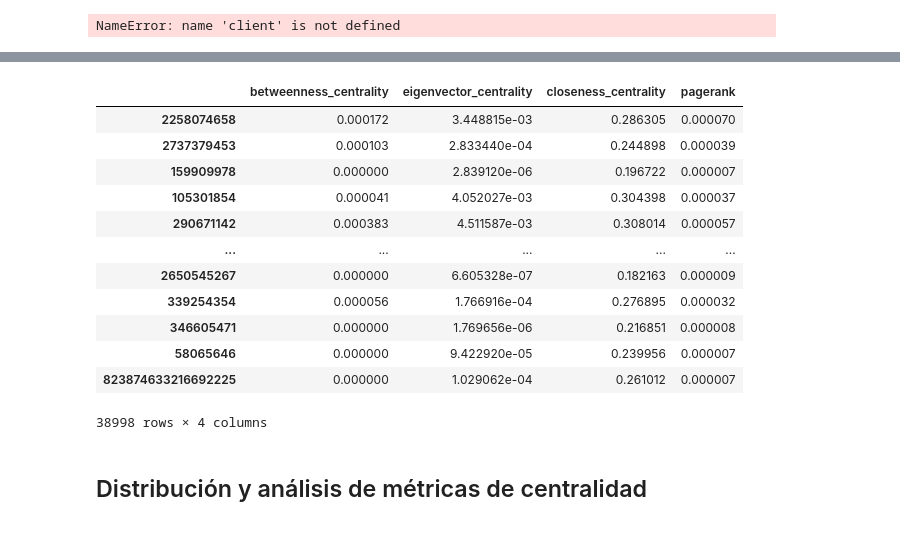
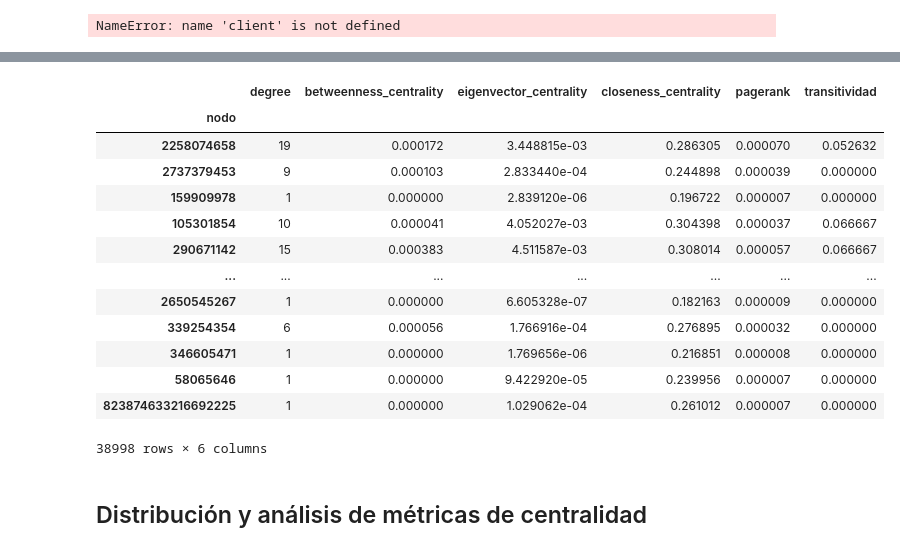
Before and after one commit to estebanarr/graphMachineLearning, a Jupyter notebook: notebooks/Practico1.ipynb, the cells around one changed output, grey strips where cells are left out. Saved outputs shown, nothing was run; the diff lists cells and outputs as text; code cells hidden in the pictures.

```diff
--- a/notebooks/Practico1.ipynb
+++ b/notebooks/Practico1.ipynb
@@ -415,7 +415,7 @@ def calculo_metricas(metrica,dict_metricas_):
     if metrica=='degree':
         degree = G.degree()
         dict_metricas_['degree'].append(degree)
-    if metrica=='betweenness_centrality':
+    elif metrica=='betweenness_centrality':
         betweenness = nx.betweenness_centrality(G)
         dict_metricas_['betweenness_centrality'].append(betweenness)
     elif metrica=='eigenvector_centrality':
@@ -429,7 +429,7 @@ def calculo_metricas(metrica,dict_metricas_):
         # dict_metricas_['katz_centrality'].append(katz)
     elif metrica=='transitividad':
         clustering_coefficient = nx.clustering(G)
-        dict_metricas_['Cws'] = list(clustering_coefficient.values())
+        dict_metricas_['transitividad'] = list(clustering_coefficient.values())
     elif metrica=='pagerank':
         pagerank = nx.pagerank(G,max_iter=3000)
         dict_metricas_['pagerank'].append(pagerank)
@@ -452,30 +486,33 @@ pd.DataFrame(resultados).to_csv('resultados.csv')
 # %%
 degree=pd.DataFrame(resultados[0]['degree']).T.rename(columns={0:'degree'})
-betweenness_centrality=pd.DataFrame(resultados[0]['betweenness_centrality']).T.rename(columns={0:'betweenness_centrality'})
-eigenvector_centrality=pd.DataFrame(resultados[1]['eigenvector_centrality']).T.rename(columns={0:'eigenvector_centrality'})
-closeness_centrality=pd.DataFrame(resultados[2]['closeness_centrality']).T.rename(columns={0:'closeness_centrality'})
+degree['nodo'], degree['degree'] = degree['degree'].str
+degree.set_index('nodo',inplace=True)
+betweenness_centrality=pd.DataFrame(resultados[1]['betweenness_centrality']).T.rename(columns={0:'betweenness_centrality'})
+eigenvector_centrality=pd.DataFrame(resultados[2]['eigenvector_centrality']).T.rename(columns={0:'eigenvector_centrality'})
+closeness_centrality=pd.DataFrame(resultados[3]['closeness_centrality']).T.rename(columns={0:'closeness_centrality'})
 pagerank=pd.DataFrame(resultados[4]['pagerank']).T.rename(columns={0:'pagerank'})
-transitividad=pd.DataFrame(resultados[5]['transitividad']).T.rename(columns={0:'transitividad'})
+transitividad=pd.DataFrame(resultados[5]['transitividad']).rename(columns={0:'transitividad'}).set_index(degree.index)
 
 df_centralidad=pd.concat([degree,betweenness_centrality,eigenvector_centrality,closeness_centrality,pagerank,transitividad],axis=1)
 
 df_centralidad.to_csv('df_centralidad.csv')
 
 df_centralidad
 # %% [output]
-|  | betweenness_centrality | eigenvector_centrality | closeness_centrality | pagerank |
-| 2258074658 | 0.000172 | 3.448815e-03 | 0.286305 | 0.000070 |
-| 2737379453 | 0.000103 | 2.833440e-04 | 0.244898 | 0.000039 |
-| 159909978 | 0.000000 | 2.839120e-06 | 0.196722 | 0.000007 |
-| 105301854 | 0.000041 | 4.052027e-03 | 0.304398 | 0.000037 |
-| 290671142 | 0.000383 | 4.511587e-03 | 0.308014 | 0.000057 |
-| ... | ... | ... | ... | ... |
-| 2650545267 | 0.000000 | 6.605328e-07 | 0.182163 | 0.000009 |
-| 339254354 | 0.000056 | 1.766916e-04 | 0.276895 | 0.000032 |
-| 346605471 | 0.000000 | 1.769656e-06 | 0.216851 | 0.000008 |
-| 58065646 | 0.000000 | 9.422920e-05 | 0.239956 | 0.000007 |
-| 823874633216692225 | 0.000000 | 1.029062e-04 | 0.261012 | 0.000007 |
+|  | degree | betweenness_centrality | eigenvector_centrality | closeness_centrality | pagerank | transitividad |
+| nodo |  |  |  |  |  |  |
+| 2258074658 | 19 | 0.000172 | 3.448815e-03 | 0.286305 | 0.000070 | 0.052632 |
+| 2737379453 | 9 | 0.000103 | 2.833440e-04 | 0.244898 | 0.000039 | 0.000000 |
+| 159909978 | 1 | 0.000000 | 2.839120e-06 | 0.196722 | 0.000007 | 0.000000 |
+| 105301854 | 10 | 0.000041 | 4.052027e-03 | 0.304398 | 0.000037 | 0.066667 |
+| 290671142 | 15 | 0.000383 | 4.511587e-03 | 0.308014 | 0.000057 | 0.066667 |
+| ... | ... | ... | ... | ... | ... | ... |
+| 2650545267 | 1 | 0.000000 | 6.605328e-07 | 0.182163 | 0.000009 | 0.000000 |
+| 339254354 | 6 | 0.000056 | 1.766916e-04 | 0.276895 | 0.000032 | 0.000000 |
+| 346605471 | 1 | 0.000000 | 1.769656e-06 | 0.216851 | 0.000008 | 0.000000 |
+| 58065646 | 1 | 0.000000 | 9.422920e-05 | 0.239956 | 0.000007 | 0.000000 |
+| 823874633216692225 | 1 | 0.000000 | 1.029062e-04 | 0.261012 | 0.000007 | 0.000000 |
-38998 rows × 4 columns
+38998 rows × 6 columns
 # %% [markdown]
 ## Distribución y análisis de métricas de centralidad
 # %%
```
Also changed, not shown: parts of 3 cells of this notebook.
